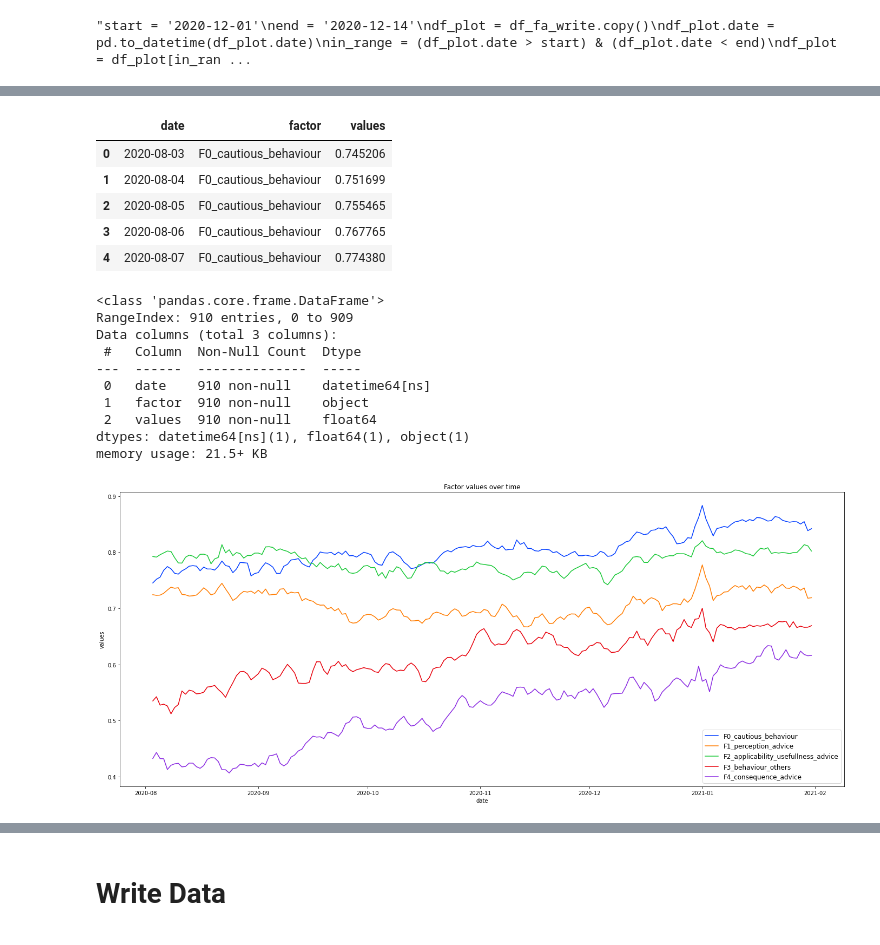
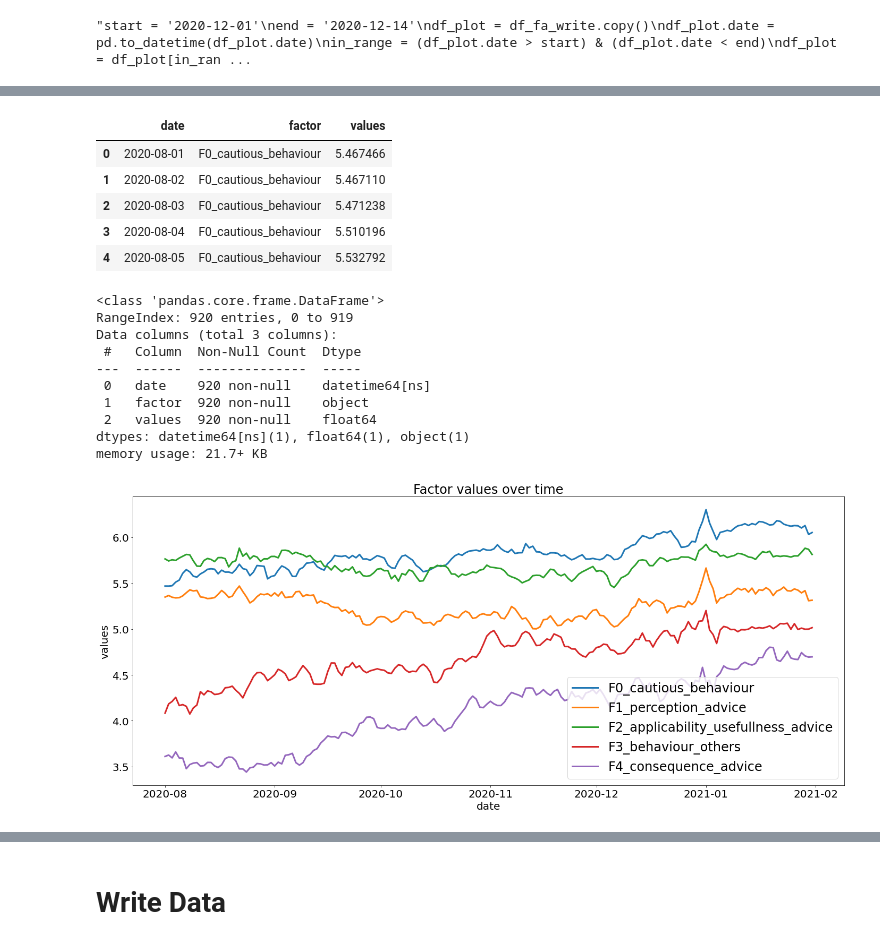
Before and after one commit to anuarsantoyo/master-thesis, a Jupyter notebook: preprocessing/FactorAnalysis.ipynb, the cells around one changed output, grey strips where cells are left out. Saved outputs shown, nothing was run; the diff lists cells and outputs as text; code cells hidden in the pictures.

```diff
--- a/preprocessing/FactorAnalysis.ipynb
+++ b/preprocessing/FactorAnalysis.ipynb
@@ -5,11 +7,12 @@ import matplotlib.pyplot as plt
 import seaborn as sns
 from sklearn.preprocessing import MinMaxScaler
 import matplotlib.pyplot as plt, matplotlib.dates as mdates
-# %%
-from matplotlib import rcParams
-
-# figure size in inches
-rcParams['figure.figsize'] = 11.7,8.27
+# %%
+import matplotlib as mpl
+#mpl.rcParams.update(mpl.rcParamsDefault)
+mpl.rcParams.update({'font.size': 20, 'lines.linewidth': 3, 'lines.markersize': 15, 'figure.figsize': (11.7, 8.27)}) #
+mpl.rcParams['ps.useafm'] = True
+mpl.rcParams['pdf.use14corefonts'] = True
 # %%
 !pip install factor_analyzer
 from factor_analyzer import FactorAnalyzer, calculate_bartlett_sphericity, calculate_kmo
@@ -417,0 +376,5 @@ px.line(df_lineplot, x='date', y=factor_cols)
+# %%
+df_lineplot = df_fa_modeling[subset_drop]
+df_lineplot = df_lineplot.groupby(by='date').mean().rolling(3).mean().reset_index()
+df_lineplot = df_lineplot[(df_lineplot.date >= '2020-08-01') & (df_lineplot.date < '2021-02-01')]
+df_lineplot
@@ -418,35 +395,37 @@ px.line(df_lineplot, x='date', y=factor_cols)
 # %%
 # convert to long (tidy) form
+
 df_lineplot_long = df_lineplot.melt('date', var_name='factor', value_name='values')
 df_lineplot_long = df_lineplot_long[df_lineplot_long['values'].notna()].reset_index(drop=True)
+df_lineplot_long['values'] = df_lineplot_long['values'] * 6 + 1
 df_lineplot_long.date = pd.to_datetime(df_lineplot_long.date, format='%Y-%m-%d')
 df_lineplot_long.head()
 # %% [output]
 |  | date | factor | values |
-| 0 | 2020-08-03 | F0_cautious_behaviour | 0.745206 |
-| 1 | 2020-08-04 | F0_cautious_behaviour | 0.751699 |
-| 2 | 2020-08-05 | F0_cautious_behaviour | 0.755465 |
-| 3 | 2020-08-06 | F0_cautious_behaviour | 0.767765 |
-| 4 | 2020-08-07 | F0_cautious_behaviour | 0.774380 |
+| 0 | 2020-08-01 | F0_cautious_behaviour | 5.467466 |
+| 1 | 2020-08-02 | F0_cautious_behaviour | 5.467110 |
+| 2 | 2020-08-03 | F0_cautious_behaviour | 5.471238 |
+| 3 | 2020-08-04 | F0_cautious_behaviour | 5.510196 |
+| 4 | 2020-08-05 | F0_cautious_behaviour | 5.532792 |
 # %%
 df_lineplot_long.info()
 # %% [output]
 <class 'pandas.core.frame.DataFrame'>
-RangeIndex: 910 entries, 0 to 909
+RangeIndex: 920 entries, 0 to 919
 Data columns (total 3 columns):
  #   Column  Non-Null Count  Dtype
 ---  ------  --------------  -----
- 0   date    910 non-null    datetime64[ns]
- 1   factor  910 non-null    object
- 2   values  910 non-null    float64
+ 0   date    920 non-null    datetime64[ns]
+ 1   factor  920 non-null    object
+ 2   values  920 non-null    float64
 dtypes: datetime64[ns](1), float64(1), object(1)
-memory usage: 21.5+ KB
+memory usage: 21.7+ KB
 # %%
 fig, ax = plt.subplots(figsize=(24, 10))
-sns.lineplot(x="date", y="values", hue='factor', data=df_lineplot_long, ax=ax, palette='bright')
+sns.lineplot(x="date", y="values", hue='factor', data=df_lineplot_long, ax=ax)
 plt.title('Factor values over time')
 ax.legend(loc='best', fontsize='large')
 #fig.savefig("images/factor_values_lineplot.png")
 plt.show()
 # %% [output]
-[figure, old version]
+[figure, new version]
```
Also changed, not shown: parts of 42 cells of this notebook, 3 other files.
